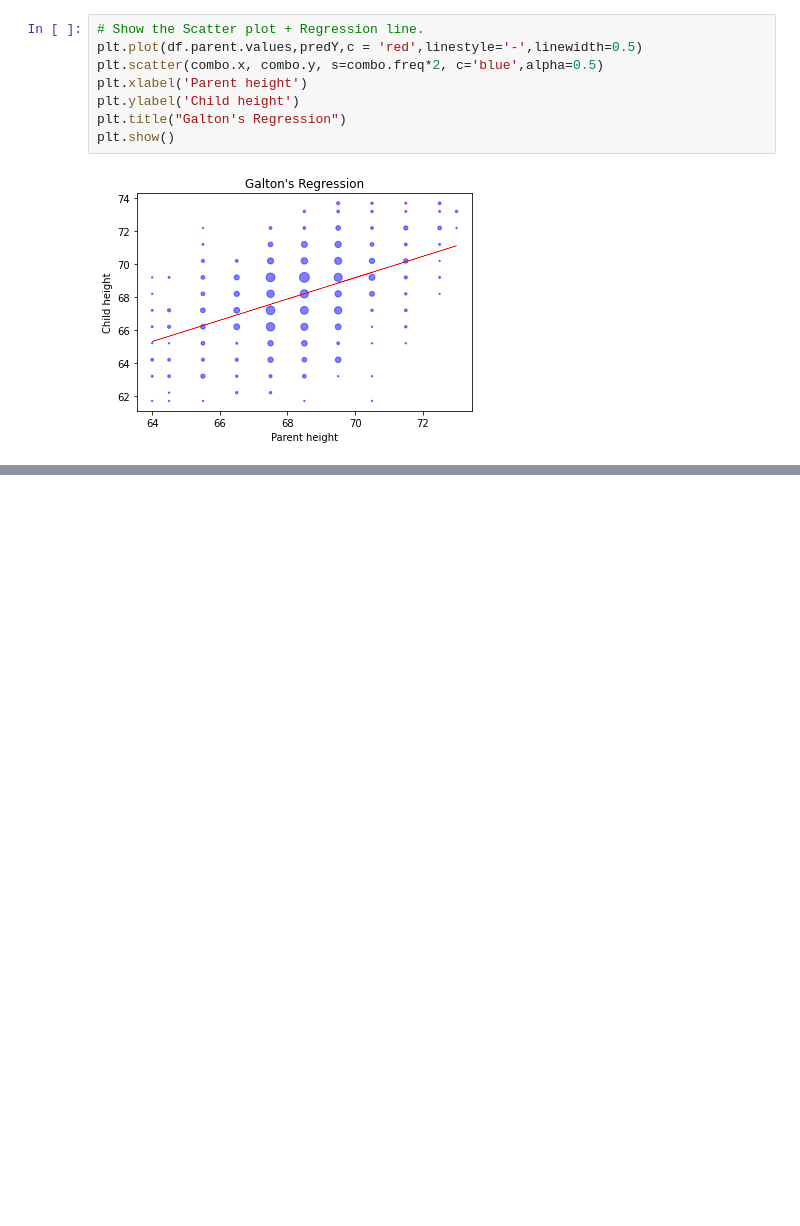
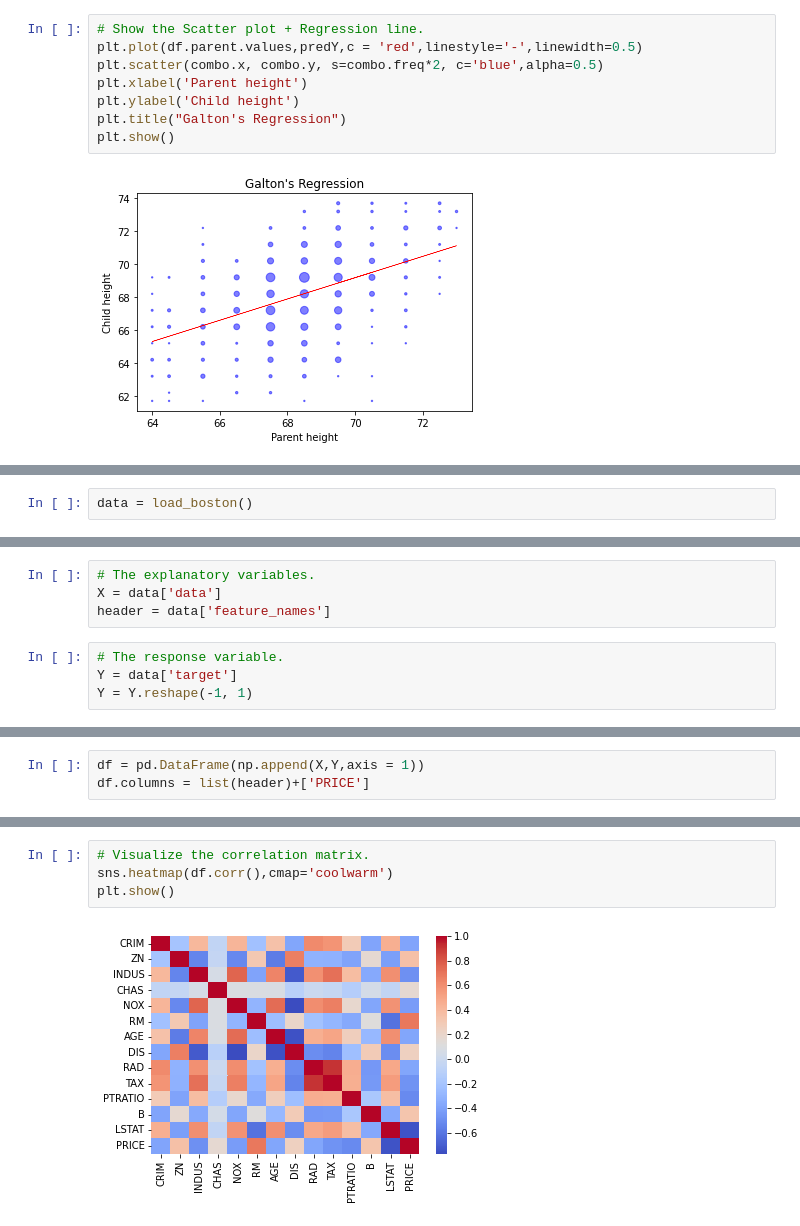
Before and after one commit to hayaboy/datascience, a Jupyter notebook: 수치예측목적을_위한_지도학습_모델_응용.ipynb, the cells around one changed output, grey strips where cells are left out. Saved outputs shown, nothing was run; the diff lists cells and outputs as text; blank space fills up the shorter version.

```diff
--- a/수치예측목적을_위한_지도학습_모델_응용.ipynb
+++ b/수치예측목적을_위한_지도학습_모델_응용.ipynb
@@ -130,0 +144,2 @@ plt.show()
+# %%
+data = load_boston()
@@ -130,0 +190,8 @@ plt.show()
+# %%
+# The explanatory variables.
+X = data['data']
+header = data['feature_names']
+# %%
+# The response variable.
+Y = data['target']
+Y = Y.reshape(-1, 1)
@@ -130,0 +221,3 @@ plt.show()
+# %%
+df = pd.DataFrame(np.append(X,Y,axis = 1))
+df.columns = list(header)+['PRICE']
@@ -130,0 +265,6 @@ plt.show()
+# %%
+# Visualize the correlation matrix.
+sns.heatmap(df.corr(),cmap='coolwarm')
+plt.show()
+# %% [output]
+[figure, added]
```
Also changed, not shown: parts of 26 cells of this notebook.
